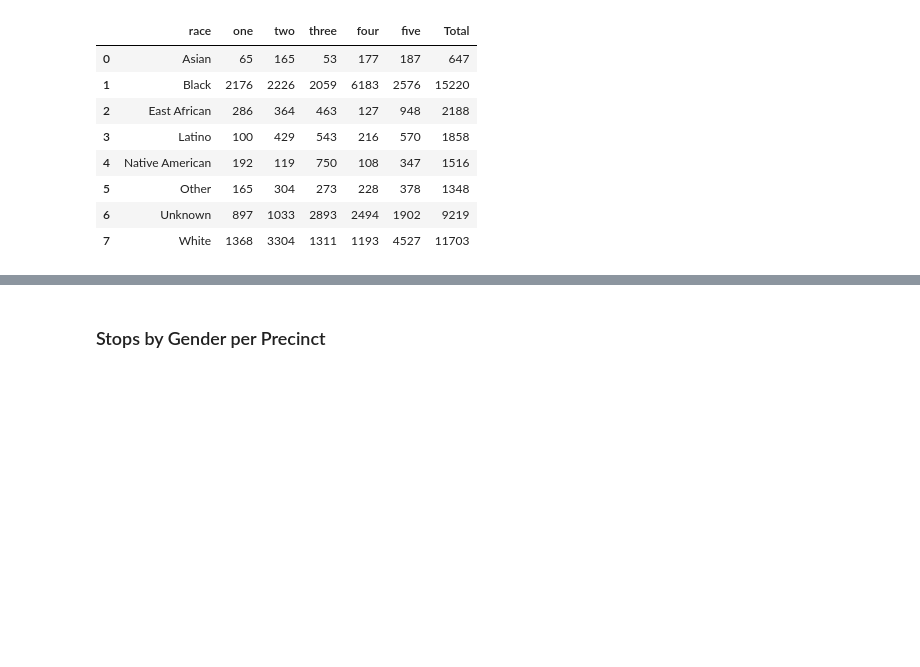
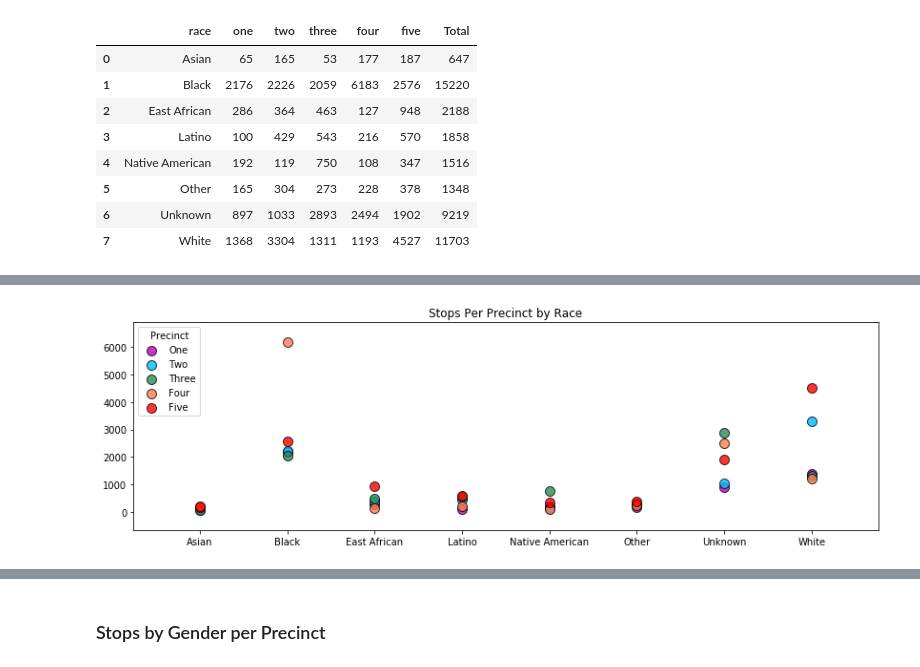
Before and after one commit to elu267/Project_GroupF, a Jupyter notebook: MN_Stop_Data.ipynb, the cells around one changed output, grey strips where cells are left out. Drawn from its saved outputs; the diff is of its cells as text; code cells hidden in the pictures; blank space fills up the shorter version.

```diff
--- a/MN_Stop_Data.ipynb
+++ b/MN_Stop_Data.ipynb
@@ -374,0 +417,28 @@ stops_per_precinct_by_race
+# %%
+# another view of stops per precinct by race
+stppbr = stops_per_precinct_by_race
+stppbr
+
+one = pd.DataFrame(stppbr.iloc[:, [0,1]])
+two = pd.DataFrame(stppbr.iloc[:, [0,2]]) #data.iloc[[0,3,6,24], [0,5,6]]
+three = pd.DataFrame(stppbr.iloc[:, [0,3]])
+four = pd.DataFrame(stppbr.iloc[:, [0,4]])
+five = pd.DataFrame(stppbr.iloc[:, [0,5]])
+six = pd.DataFrame(stppbr.iloc[:, [0,6]])
+
+#plotting
+fig8,ax8 = plt.subplots( figsize=(14,4))
+
+ax8.scatter(one.race,one.one, s=100, color='m', label='One',linewidths=1 ,edgecolor='black',alpha=.8)
+ax8.scatter(two.race,two.two, s=100, color='deepskyblue', label='Two',linewidths=1 ,edgecolor='black',alpha=.8)
+ax8.scatter(three.race,three.three, s=100, color='seagreen', label='Three',linewidths=1 ,edgecolor='black',alpha=.8)
+ax8.scatter(four.race,four.four, s=100, color='coral', label='Four',linewidths=1 ,edgecolor='black',alpha=.8)
+ax8.scatter(five.race,five.five, s=100, color='r', label='Five',linewidths=1 ,edgecolor='black',alpha=.8)
+ax8.margins(x=0.1,y=0.2)
+ax8.legend(loc='upper left',title='Precinct')
+ax8.margins(x=0.1,y=0.1)
+ax8.set_title('Stops Per Precinct by Race')
+
+fig8.savefig('Stops_per_precinct_by_race2.png')
+# %% [output]
+[figure, added]
```
Also changed, not shown: parts of 8 cells of this notebook, 7 other files.
